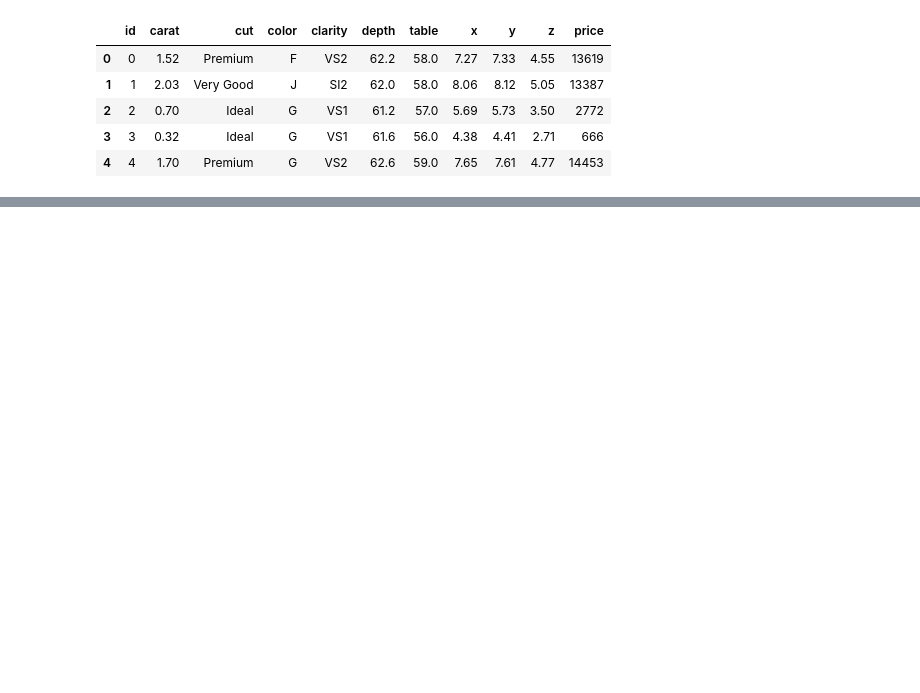
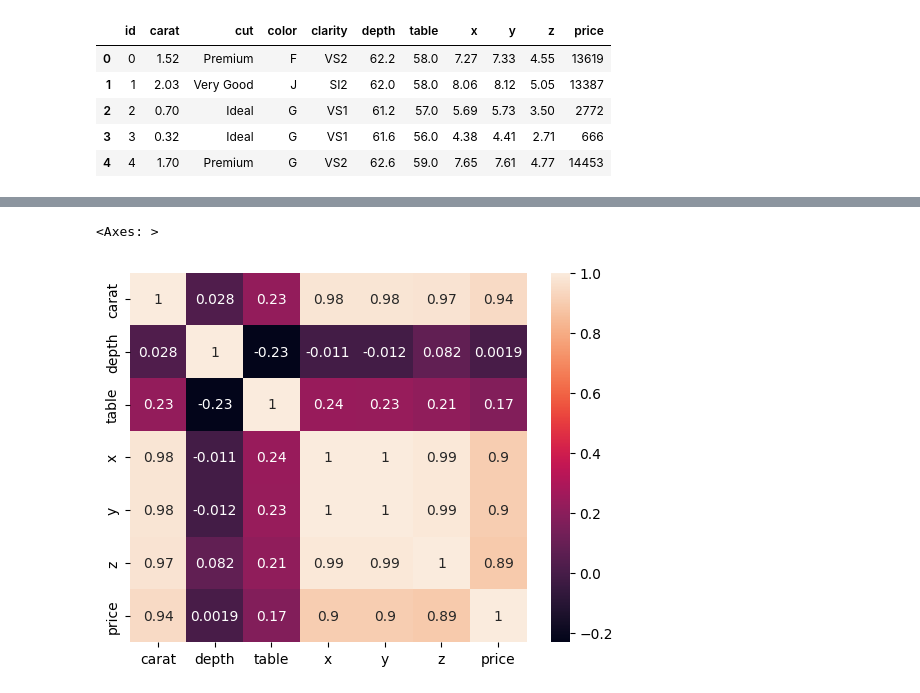
Before and after one commit to HereticInquisitor/mlops, a Jupyter notebook: experiments/experiments.ipynb, the cells around one changed output, grey strips where cells are left out. Saved outputs shown, nothing was run; the diff lists cells and outputs as text; code cells hidden in the pictures; blank space fills up the shorter version.

```diff
--- a/experiments/experiments.ipynb
+++ b/experiments/experiments.ipynb
@@ -13,0 +202,5 @@ data.head()
+# %%
+sns.heatmap(data[num_cols].corr(), annot=True)
+# %% [output]
+<Axes: >
+[figure, added]
```
Also changed, not shown: parts of 16 cells of this notebook.
